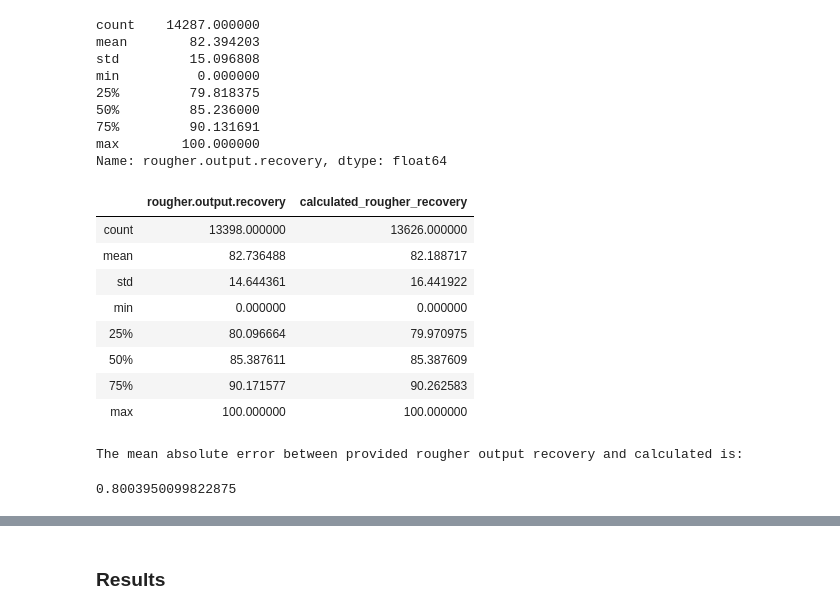
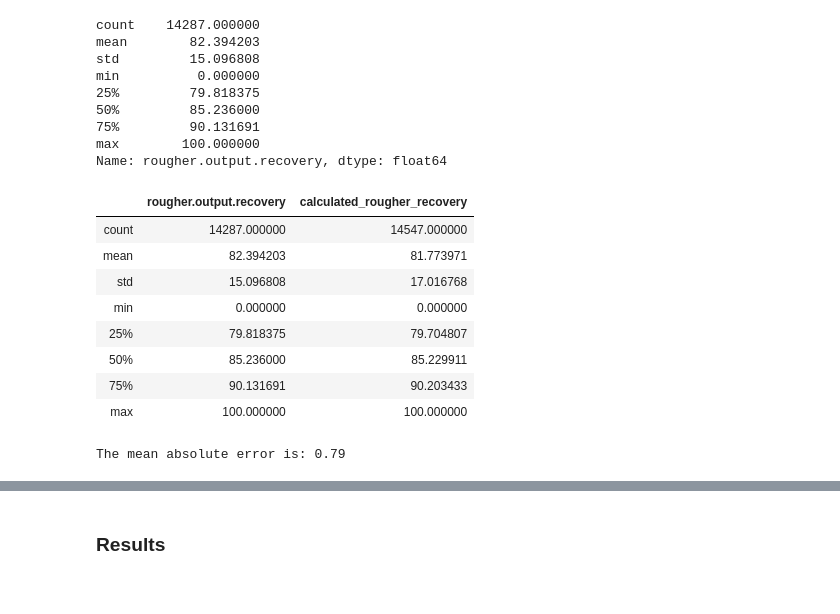
Before and after one commit to lucasmouragomes/portfolio, a Jupyter notebook: gold_mining/sprint10_project.ipynb, the cells around one changed output, grey strips where cells are left out. Drawn from its saved outputs; the diff is of its cells as text; code cells hidden in the pictures.

```diff
--- a/gold_mining/sprint10_project.ipynb
+++ b/gold_mining/sprint10_project.ipynb
@@ -87,5 +124,18 @@ for sheet in csv_names:
 Number of missing values for df train: 30320
 Number of missing values for df test: 2360
 Number of missing values for df full: 36587
+# %%
+test_columns = df['test'].drop(['date'], axis=1).columns
+train_columns = test_columns.union(['rougher.output.recovery', 'final.output.recovery'])
+# %%
+test_train = []
+for df_name in ['train', 'test']:
+    full_concat = pd.concat([df['full']['date'], df[df_name]['date']], axis=0).reset_index(drop=True)
+    full_concat_index = full_concat.duplicated(keep='last')
+    test_train.append(df['full'].loc[full_concat_index[full_concat_index == True].index])
+
+test_train[1] = test_train[1].loc[:, train_columns]
+train = test_train[0]
+test = test_train[1]
 # %%
 print('Top rows with missing values in train df (%):')
@@ -140,7 +185,7 @@ min          0.000000
 max        100.000000
 Name: rougher.output.recovery, dtype: float64
 # %%
-df['train'] = df['train'].loc[df['train']['rougher.input.feed_au'].notnull(),:].reset_index(drop=True)
+train = train.loc[train['rougher.input.feed_au'] > 0, :].reset_index(drop=True)
 # %%
 def calc_recovery_rougher(row):
     C = row['rougher.output.concentrate_au'] # gold concentration right after flotation
@@ -156,27 +201,22 @@ def calc_recovery_rougher(row):
         result = +0.0
     return result
 # %%
-rougher_recovery = df['train'].apply(calc_recovery_rougher, axis=1)
+rougher_recovery = train.apply(calc_recovery_rougher, axis=1)
 rougher_recovery.name = 'calculated_rougher_recovery'
 # %%
-display(df['train'][['rougher.output.recovery']].describe().merge(rougher_recovery.describe(), left_index=True, right_index=True))
-print('The mean absolute error between provided rougher output recovery and calculated is:\n')
-display(
-    metrics.mean_absolute_error(
-        df['train']['rougher.output.recovery'].fillna(0),
-        rougher_recovery.fillna(0)
-        )
+display(train[['rougher.output.recovery']].describe().merge(rougher_recovery.describe(), left_index=True, right_index=True))
+print('The mean absolute error is: ', end='')
+print(f"{metrics.mean_absolute_error(train['rougher.output.recovery'].fillna(0), rougher_recovery.fillna(0)):.2f}"
     )
 # %% [output]
 |  | rougher.output.recovery | calculated_rougher_recovery |
-| count | 13398.000000 | 13626.000000 |
-| mean | 82.736488 | 82.188717 |
-| std | 14.644361 | 16.441922 |
+| count | 14287.000000 | 14547.000000 |
+| mean | 82.394203 | 81.773971 |
+| std | 15.096808 | 17.016768 |
 | min | 0.000000 | 0.000000 |
-| 25% | 80.096664 | 79.970975 |
-| 50% | 85.387611 | 85.387609 |
-| 75% | 90.171577 | 90.262583 |
+| 25% | 79.818375 | 79.704807 |
+| 50% | 85.236000 | 85.229911 |
+| 75% | 90.131691 | 90.203433 |
 | max | 100.000000 | 100.000000 |
-The mean absolute error between provided rougher output recovery and calculated is:
+The mean absolute error is: 0.79
-0.8003950099822875
 # %%
```
Also changed, not shown: parts of 62 cells of this notebook.
